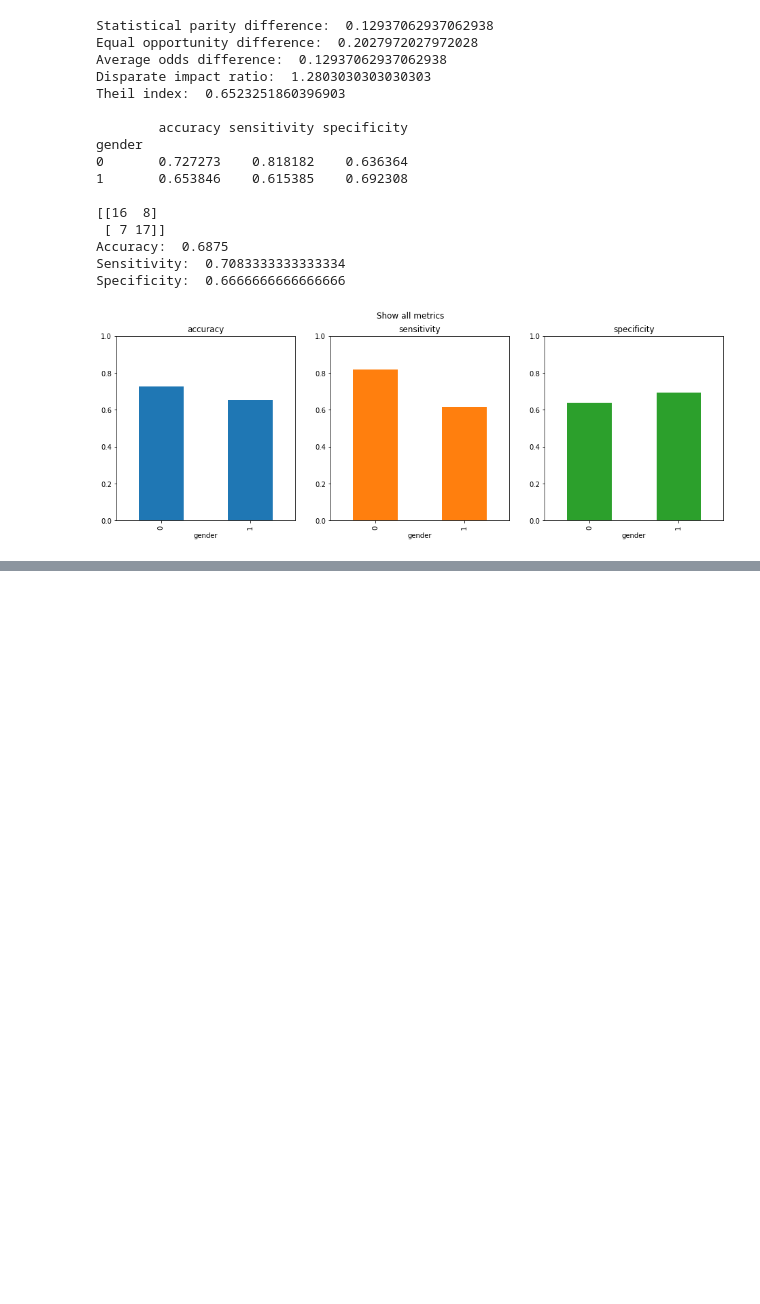
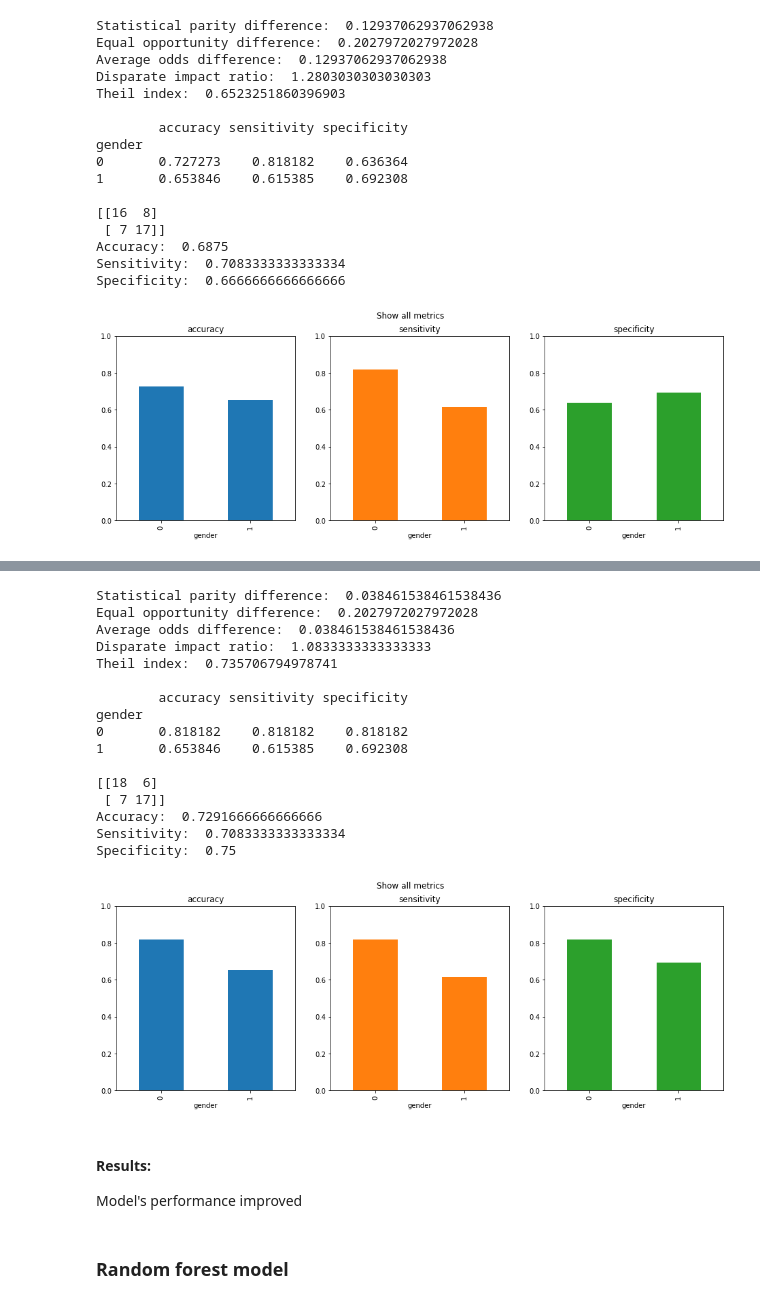
Before and after one commit to ihorhetman99/Seminar_for_SSP, a Jupyter notebook: debiasing/models.ipynb, the cells around one changed output, grey strips where cells are left out. Saved outputs shown, nothing was run; the diff lists cells and outputs as text; code cells hidden in the pictures; blank space fills up the shorter version.

```diff
--- a/debiasing/models.ipynb
+++ b/debiasing/models.ipynb
@@ -738,0 +543,14 @@ Specificity:  0.6666666666666666
+# %%
+# results for debiased model with ExponentiatedGradient
+
+model_lr_fair = red.ExponentiatedGradient(model_lr,
+                               constraints=red.DemographicParity(),
+                              sample_weight_name="classifier__sample_weight")
+model_lr_fair.fit(X_train_aif, y_train_aif, sensitive_features=X_train_aif['gender'])
+
+get_values_of_aif_metrics(y_test_aif, model_lr_fair.predict(X_test_aif))
+print('')
+plot_metrics(y_test_aif, X_test_aif, metrics, model_lr_fair, 'gender')
+print('')
+classification_results(y_test_aif, model_lr_fair.predict(X_test_aif))
+# %% [output]
@@ -738,0 +574,23 @@ Specificity:  0.6666666666666666
+Statistical parity difference:  0.038461538461538436
+Equal opportunity difference:  0.2027972027972028
+Average odds difference:  0.038461538461538436
+Disparate impact ratio:  1.0833333333333333
+Theil index:  0.735706794978741
+
+        accuracy sensitivity specificity
+gender
+0       0.818182    0.818182    0.818182
+1       0.653846    0.615385    0.692308
+
+[[18  6]
+ [ 7 17]]
+Accuracy:  0.7291666666666666
+Sensitivity:  0.7083333333333334
+Specificity:  0.75
+[figure, added]
+# %% [markdown]
+#### Results:
+
+Model's performance improved
+# %% [markdown]
+### Random forest model
```
Also changed, not shown: parts of 43 cells of this notebook.
